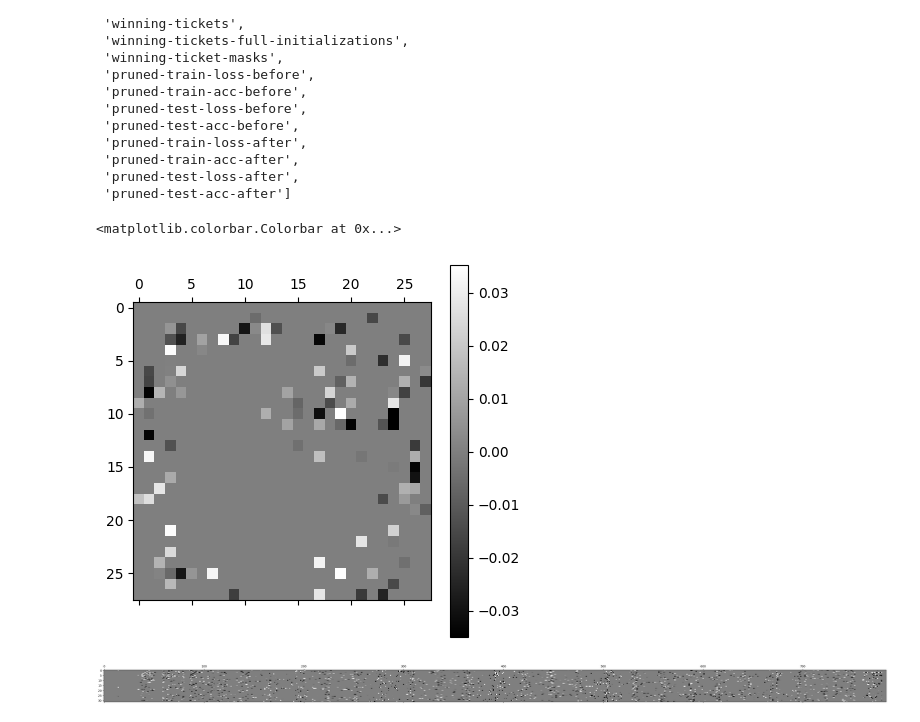
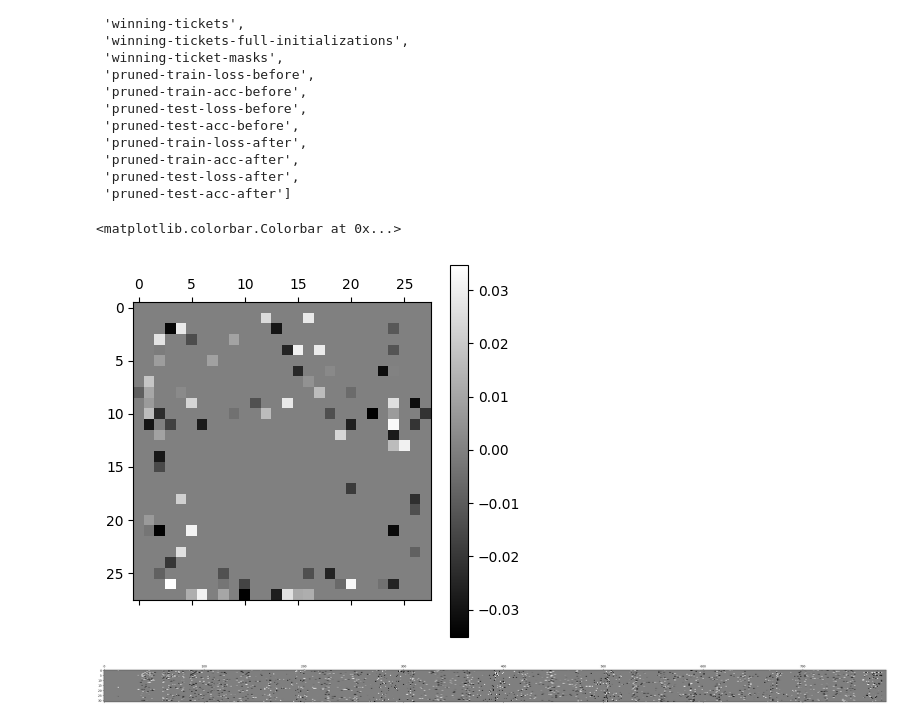
Before and after one commit to SukritTM/lth-efficiency, a Jupyter notebook: notebooks/scratchpad.ipynb, the cells around one changed output. Cells and saved outputs as stored; diff of their text form; code cells hidden in the pictures.

Commit message:
notebook and script results saving things

```diff
--- a/notebooks/scratchpad.ipynb
+++ b/notebooks/scratchpad.ipynb
@@ -46,11 +46,11 @@ pprint(list(results.keys()))
 net1 = results['winning-tickets'][0]
 net2 = results['winning-tickets'][1]
 # %%
-cax = plt.matshow(results['winning-tickets'][7]['1.weight'].reshape((32, 28, 28))[2], cmap='grey')
+cax = plt.matshow(results['winning-tickets'][10]['1.weight'].reshape((32, 28, 28))[17], cmap='grey')
 plt.colorbar(cax)
 # %% [output]
 <matplotlib.colorbar.Colorbar at 0x...>
-[figure, old version]
+[figure, new version]
 # %%
 plt.matshow(net2['1.weight'], cmap='grey')
 plt.gcf().set_figwidth(100)
```
Also changed, not shown: parts of 10 cells of this notebook, 1 other file.
